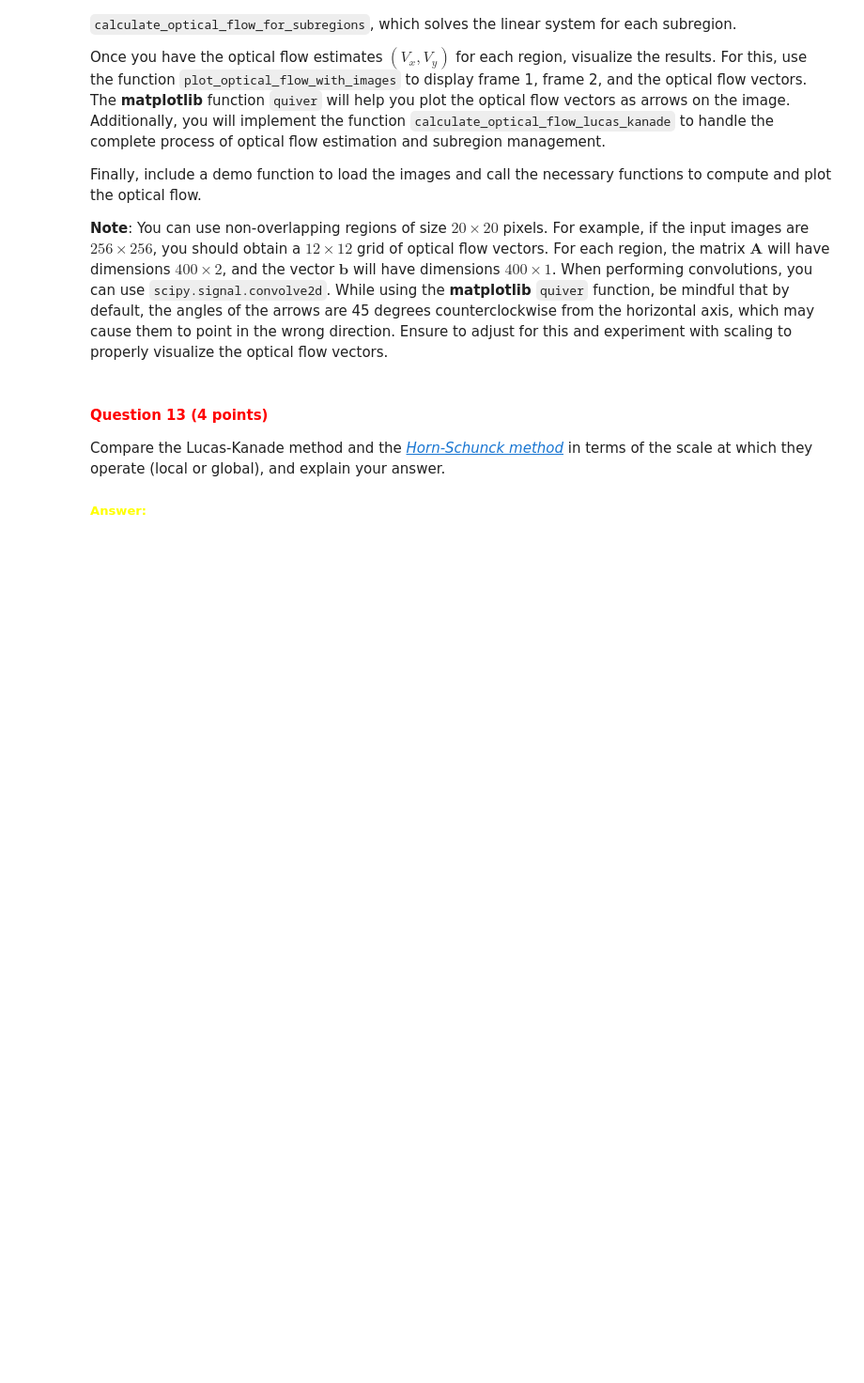
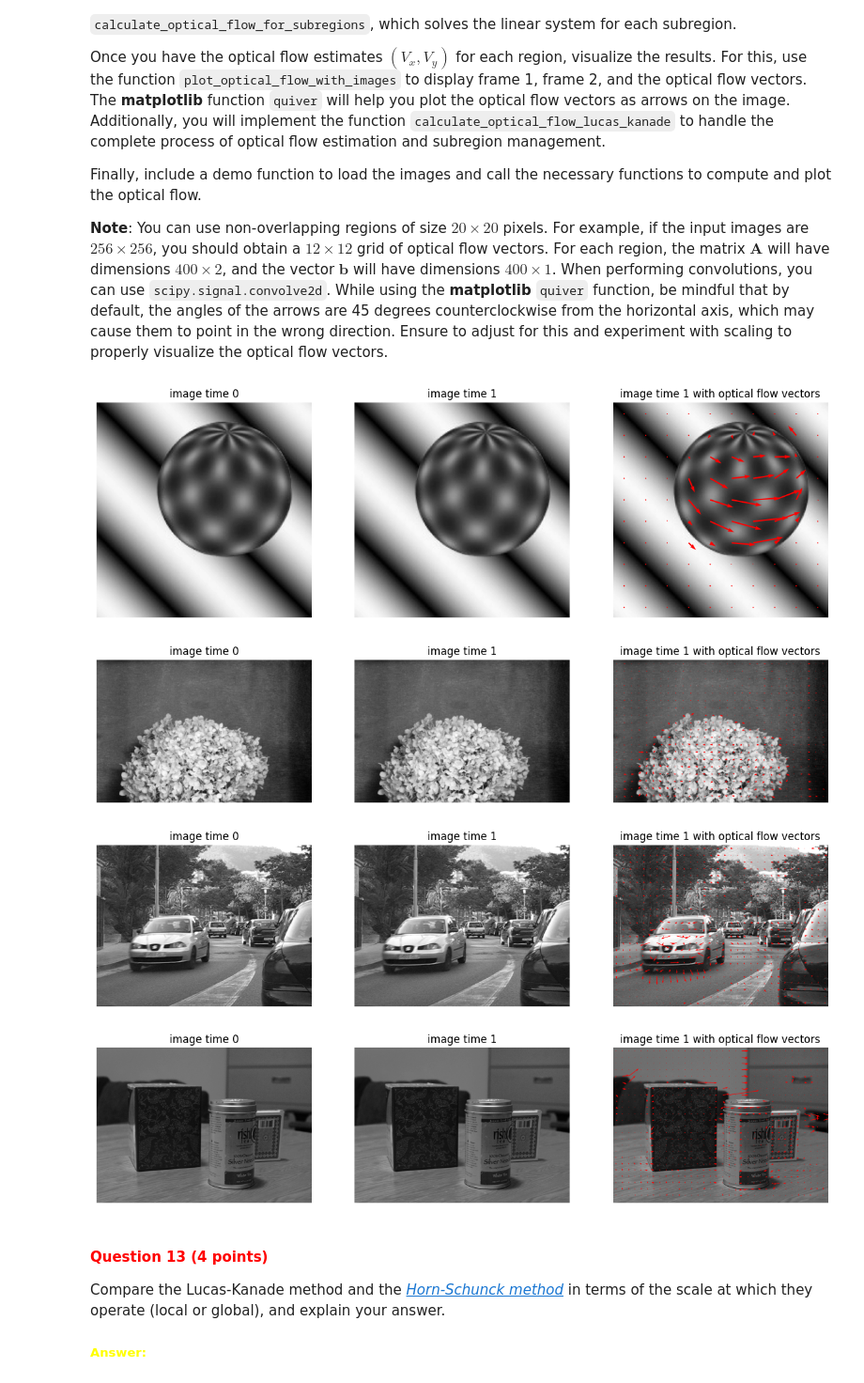
Before and after one commit to wojciechkosiuk/cv1-lab-3, a Jupyter notebook: cv1-lab-3.ipynb, the cells around one changed output. Shown at 94% size. Saved outputs shown, nothing was run; the diff lists cells and outputs as text; code cells hidden in the pictures; blank space fills up the shorter version.

```diff
--- a/cv1-lab-3.ipynb
+++ b/cv1-lab-3.ipynb
@@ -688,6 +693,23 @@ def calculate_image_subregions(image_time_0, image_derivative_x, image_derivativ
 
     # YOUR CODE HERE
 
+    subregions_derivative_x = []
+    subregions_derivative_y = []
+    subregions_derivative_time = []
+
+    rows = image_time_0.shape[0]
+    columns = image_time_0.shape[1]
+
+    for i in range(0, rows - region_size + 1, region_size):
+        for j in range(0, columns - region_size + 1, region_size):
+            sub_x = image_derivative_x[i:i+region_size, j:j+region_size].flatten()
+            sub_y = image_derivative_y[i:i+region_size, j:j+region_size].flatten()
+            sub_time = image_derivative_time[i:i+region_size, j:j+region_size].flatten()
+
+            subregions_derivative_x.append(sub_x)
+            subregions_derivative_y.append(sub_y)
+            subregions_derivative_time.append(sub_time)
+
     return subregions_derivative_x, subregions_derivative_y, subregions_derivative_time
 # %%
 def calculate_optical_flow_for_subregions(subregion_derivatives_x, subregion_derivatives_y, subregion_derivatives_time):
@@ -750,3 +846,33 @@ def plot_optical_flow_with_images(image_time_0, image_time_1, subregion_centers,
+# %%
+# YOUR CODE HERE
+image1 = convert_image_to_grayscale('images/sphere1.jpg')
+image2 = convert_image_to_grayscale('images/sphere2.jpg')
+
+subregion_centers, flow_vectors_x, flow_vectors_y = calculate_optical_flow_lucas_kanade(image1, image2, 20)
+plot_optical_flow_with_images(image1, image2, subregion_centers, flow_vectors_x, flow_vectors_y)
+
+image1 = convert_image_to_grayscale('images/plant1.jpg')
+image2 = convert_image_to_grayscale('images/plant2.jpg')
+
+subregion_centers, flow_vectors_x, flow_vectors_y = calculate_optical_flow_lucas_kanade(image1, image2, 20)
+plot_optical_flow_with_images(image1, image2, subregion_centers, flow_vectors_x, flow_vectors_y)
+
+image1 = convert_image_to_grayscale('images/car1.jpg')
+image2 = convert_image_to_grayscale('images/car2.jpg')
+
+subregion_centers, flow_vectors_x, flow_vectors_y = calculate_optical_flow_lucas_kanade(image1, image2, 20)
+plot_optical_flow_with_images(image1, image2, subregion_centers, flow_vectors_x, flow_vectors_y)
+
+image1 = convert_image_to_grayscale('images/table1.jpg')
+image2 = convert_image_to_grayscale('images/table2.jpg')
+
+subregion_centers, flow_vectors_x, flow_vectors_y = calculate_optical_flow_lucas_kanade(image1, image2, 20)
+plot_optical_flow_with_images(image1, image2, subregion_centers, flow_vectors_x, flow_vectors_y)
+# %% [output]
+[figure, added]
+[figure, added]
+[figure, added]
+[figure, added]
 # %% [markdown]
 <a id="question-13"></a>
 #### <font color='#FF0000'>Question 13 (4 points)</font>
```
Also changed, not shown: parts of 14 cells of this notebook.
